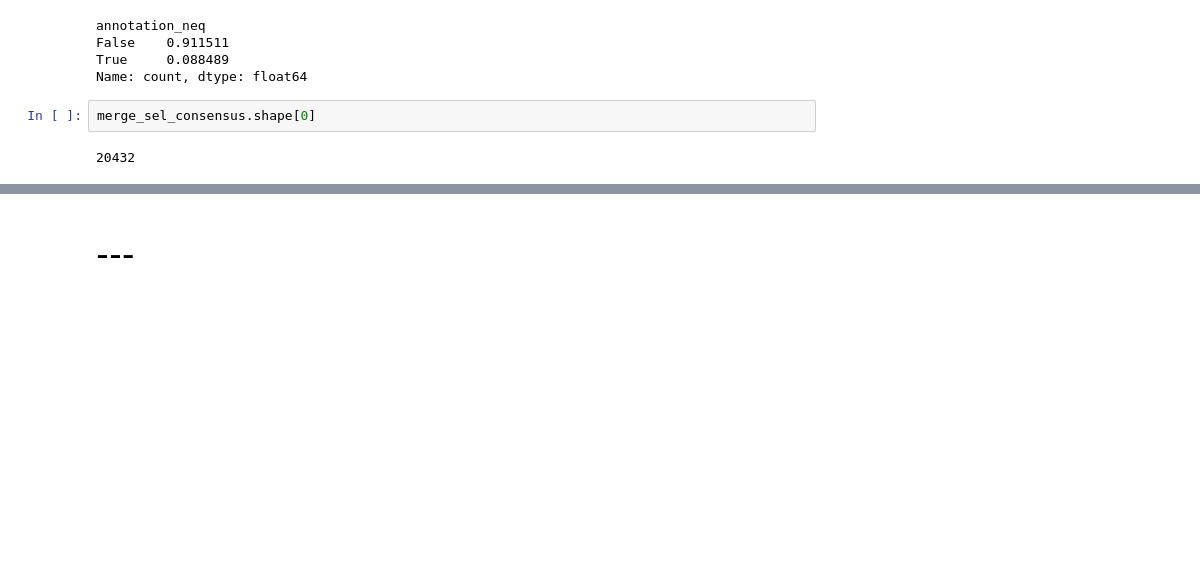
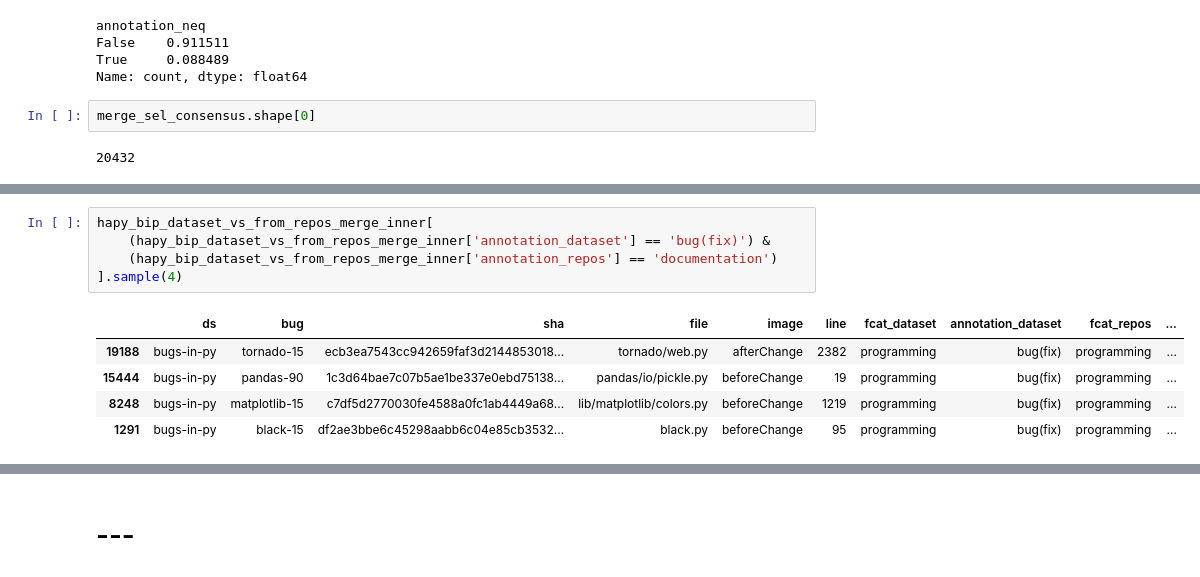
Before and after one commit to ncusi/PatchScope, a Jupyter notebook: notebooks/experiments/01-compare_annotations.ipynb, the cells around one changed output, grey strips where cells are left out. Drawn from its saved outputs; the diff is of its cells as text; blank space fills up the shorter version.

```diff
--- a/notebooks/experiments/01-compare_annotations.ipynb
+++ b/notebooks/experiments/01-compare_annotations.ipynb
@@ -2706,0 +2894,11 @@ merge_sel_consensus.shape[0]
+# %%
+hapy_bip_dataset_vs_from_repos_merge_inner[
+    (hapy_bip_dataset_vs_from_repos_merge_inner['annotation_dataset'] == 'bug(fix)') &
+    (hapy_bip_dataset_vs_from_repos_merge_inner['annotation_repos'] == 'documentation')
+].sample(4)
+# %% [output]
+|  | ds | bug | sha | file | image | line | fcat_dataset | annotation_dataset | fcat_repos | ... |
+| 19188 | bugs-in-py | tornado-15 | ecb3ea7543cc942659faf3d2144853018... | tornado/web.py | afterChange | 2382 | programming | bug(fix) | programming | ... |
+| 15444 | bugs-in-py | pandas-90 | 1c3d64bae7c07b5ae1be337e0ebd75138... | pandas/io/pickle.py | beforeChange | 19 | programming | bug(fix) | programming | ... |
+| 8248 | bugs-in-py | matplotlib-15 | c7df5d2770030fe4588a0fc1ab4449a68... | lib/matplotlib/colors.py | beforeChange | 1219 | programming | bug(fix) | programming | ... |
+| 1291 | bugs-in-py | black-15 | df2ae3bbe6c45298aabb6c04e85cb3532... | black.py | beforeChange | 95 | programming | bug(fix) | programming | ... |
```
Also changed, not shown: parts of 23 cells of this notebook.
